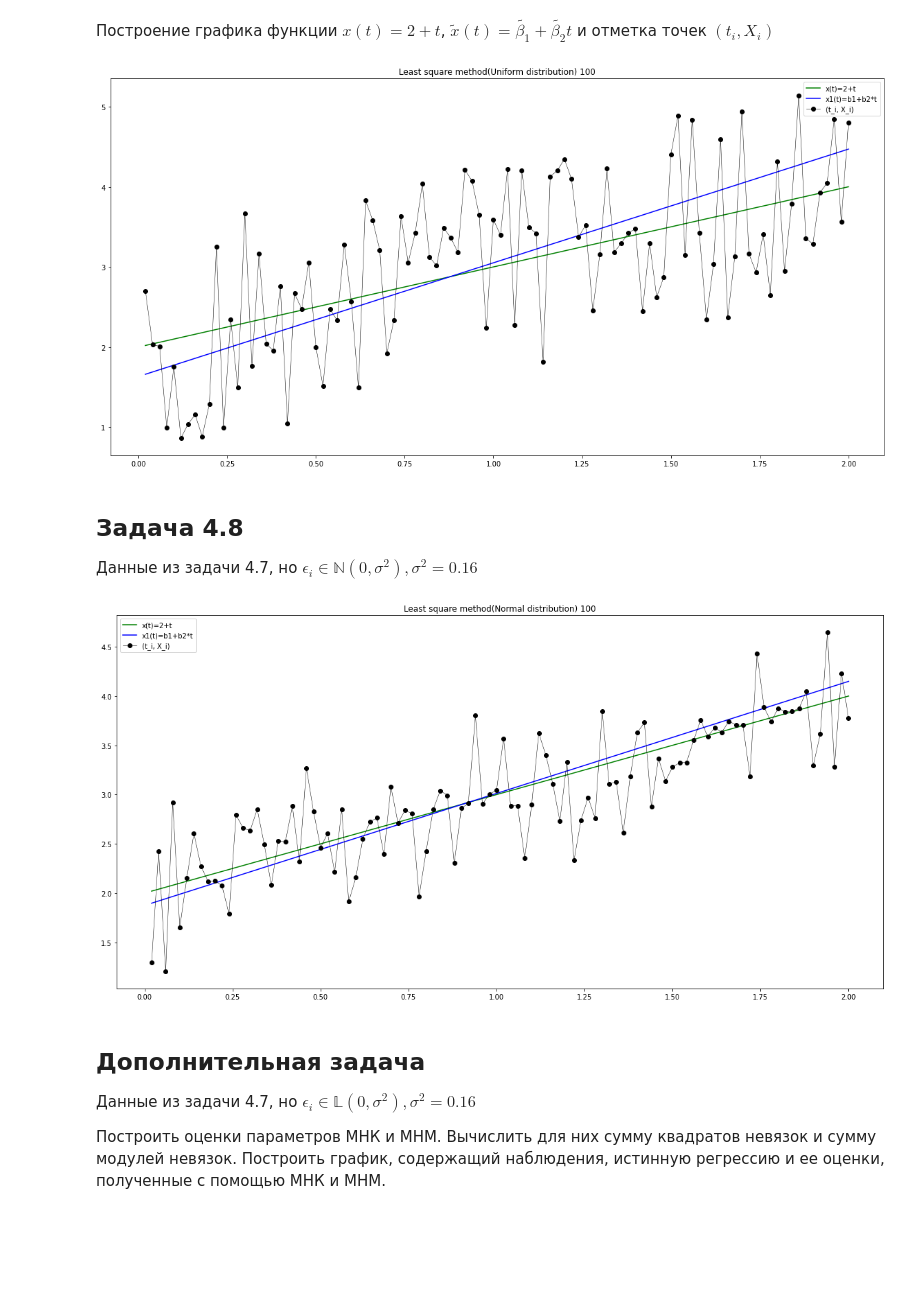
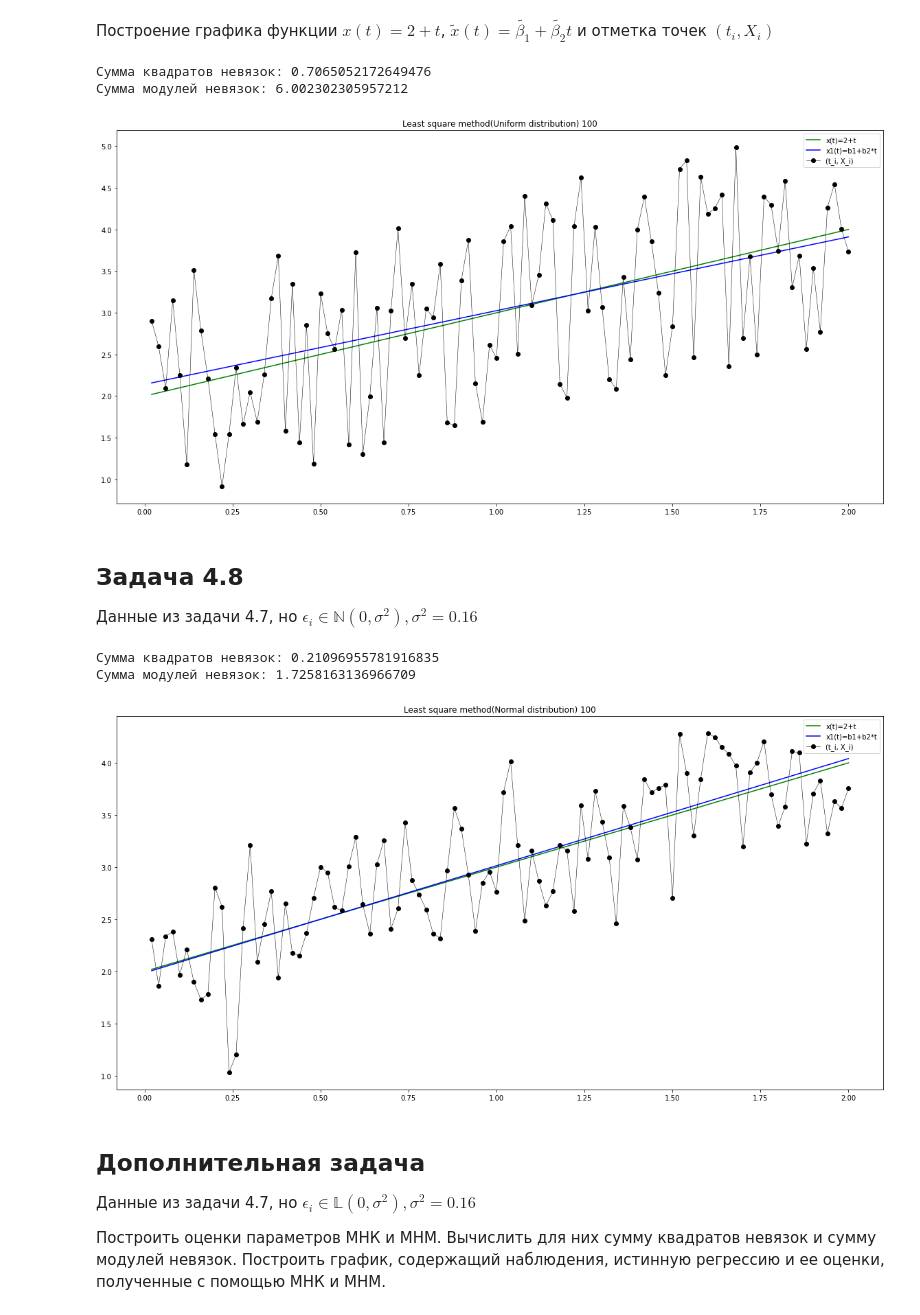
Before and after one commit to rw404/MS, a Jupyter notebook: Distributions.ipynb, the cells around one changed output. Drawn from its saved outputs; the diff is of its cells as text; code cells hidden in the pictures; blank space fills up the shorter version.

```diff
--- a/Distributions.ipynb
+++ b/Distributions.ipynb
@@ -938,16 +938,23 @@ def LSM(n = 100, X_i = X_i()):
     return np.dot(F_construct(), b.T)
 # %%
 t = t_gen()
+U_LSM = LSM()
+Uniform = X_i()
 fig, ax = plt.subplots(figsize=(20, 10))
 plt.plot(t, truth(t), color = 'g')
-plt.plot(t, LSM(), color='b')
-plt.plot(t, X_i(), color='k', marker = 'o', linewidth = 0.5)
+plt.plot(t, U_LSM, color='b')
+plt.plot(t, Uniform, color='k', marker = 'o', linewidth = 0.5)
 plt.legend(["x(t)=2+t", "x1(t)=b1+b2*t", "(t_i, X_i)"])
 plt.title("Least square method(Uniform distribution) " + str(len(t)))
 
 plt.savefig("./Task_3_1/LSM_uniform_"+str(len(t))+".png")
+
+print("Сумма квадратов невязок: " + str(np.linalg.norm(U_LSM-truth(t))))
+print("Сумма модулей невязок: " + str((np.abs(U_LSM-truth(t))).sum()))
 # %% [output]
+Сумма квадратов невязок: 0.7065052172649476
+Сумма модулей невязок: 6.002302305957212
-[figure, old version]
+[figure, new version]
 # %% [markdown]
 ## Задача 4.8
 
@@ -968,16 +975,23 @@ def new_X_i(n = 100, beta_1=2, beta_2=1, weight = None):
     return x
 # %%
 t = t_gen()
+N_LSM = LSM(X_i = new_X_i())
+Normal = new_X_i()
 fig, ax = plt.subplots(figsize=(20, 10))
 plt.plot(t, truth(t), color = 'g')
-plt.plot(t, LSM(X_i = new_X_i()), color='b')
-plt.plot(t, new_X_i(), color='k', marker = 'o', linewidth = 0.5)
+plt.plot(t, N_LSM, color='b')
+plt.plot(t, Normal, color='k', marker = 'o', linewidth = 0.5)
 plt.legend(["x(t)=2+t", "x1(t)=b1+b2*t", "(t_i, X_i)"])
 plt.title("Least square method(Normal distribution) " + str(len(t)))
 
 plt.savefig("./Task_3_1/LSM_normal_"+str(len(t))+".png")
+
+print("Сумма квадратов невязок: " + str(np.linalg.norm(N_LSM-truth(t))))
+print("Сумма модулей невязок: " + str((np.abs(N_LSM-truth(t))).sum()))
 # %% [output]
+Сумма квадратов невязок: 0.21096955781916835
+Сумма модулей невязок: 1.7258163136966709
-[figure, old version]
+[figure, new version]
 # %% [markdown]
 ## Дополнительная задача
 
```
Also changed, not shown: parts of 4 cells of this notebook, 6 other files.
